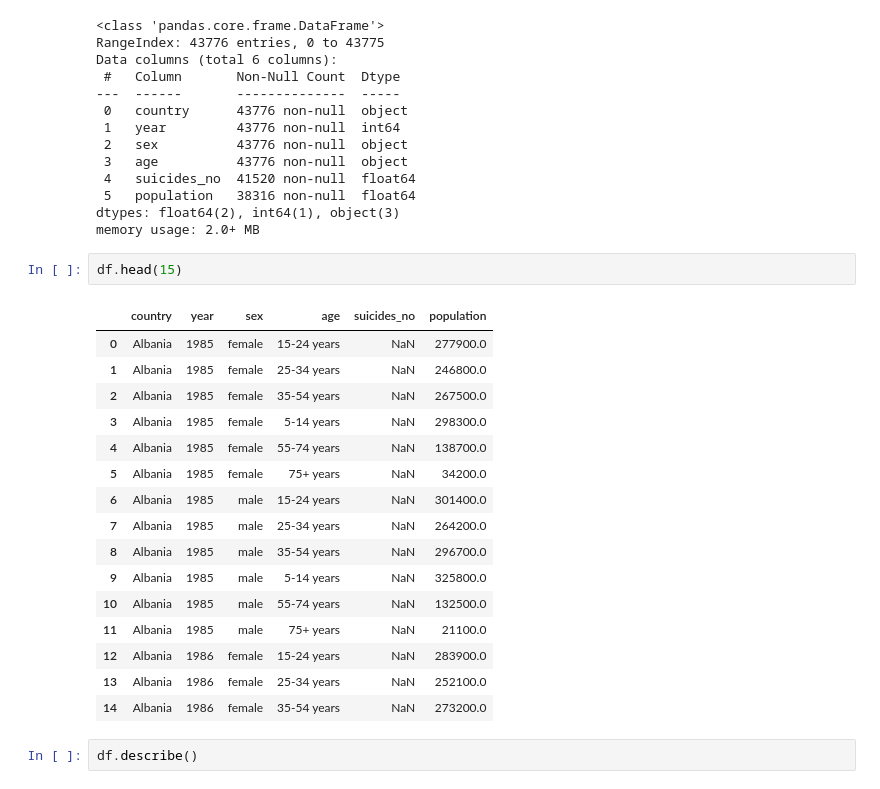
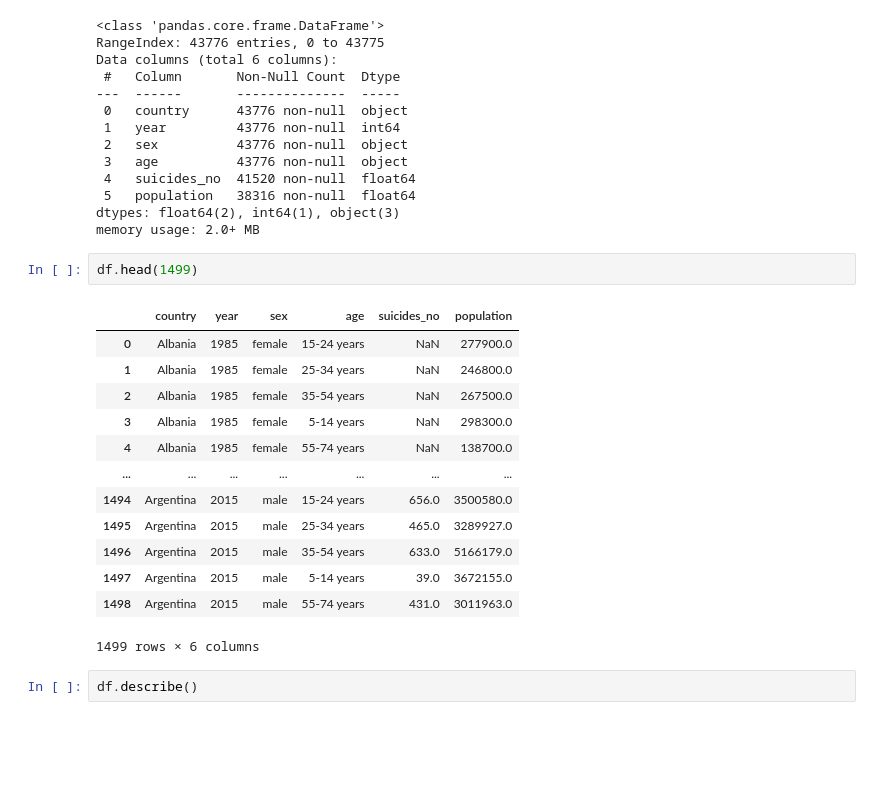
Before and after one commit to vicenadm04/suicidios, a Jupyter notebook: suicide_statics.ipynb, the cells around one changed output. Saved outputs shown, nothing was run; the diff lists cells and outputs as text; blank space fills up the shorter version.

```diff
--- a/suicide_statics.ipynb
+++ b/suicide_statics.ipynb
@@ -21,24 +21,21 @@ Data columns (total 6 columns):
 dtypes: float64(2), int64(1), object(3)
 memory usage: 2.0+ MB
 # %%
-df.head(15)
+df.head(1499)
 # %% [output]
 |  | country | year | sex | age | suicides_no | population |
 | 0 | Albania | 1985 | female | 15-24 years | NaN | 277900.0 |
 | 1 | Albania | 1985 | female | 25-34 years | NaN | 246800.0 |
 | 2 | Albania | 1985 | female | 35-54 years | NaN | 267500.0 |
 | 3 | Albania | 1985 | female | 5-14 years | NaN | 298300.0 |
 | 4 | Albania | 1985 | female | 55-74 years | NaN | 138700.0 |
-| 5 | Albania | 1985 | female | 75+ years | NaN | 34200.0 |
-| 6 | Albania | 1985 | male | 15-24 years | NaN | 301400.0 |
-| 7 | Albania | 1985 | male | 25-34 years | NaN | 264200.0 |
-| 8 | Albania | 1985 | male | 35-54 years | NaN | 296700.0 |
-| 9 | Albania | 1985 | male | 5-14 years | NaN | 325800.0 |
-| 10 | Albania | 1985 | male | 55-74 years | NaN | 132500.0 |
-| 11 | Albania | 1985 | male | 75+ years | NaN | 21100.0 |
-| 12 | Albania | 1986 | female | 15-24 years | NaN | 283900.0 |
-| 13 | Albania | 1986 | female | 25-34 years | NaN | 252100.0 |
-| 14 | Albania | 1986 | female | 35-54 years | NaN | 273200.0 |
+| ... | ... | ... | ... | ... | ... | ... |
+| 1494 | Argentina | 2015 | male | 15-24 years | 656.0 | 3500580.0 |
+| 1495 | Argentina | 2015 | male | 25-34 years | 465.0 | 3289927.0 |
+| 1496 | Argentina | 2015 | male | 35-54 years | 633.0 | 5166179.0 |
+| 1497 | Argentina | 2015 | male | 5-14 years | 39.0 | 3672155.0 |
+| 1498 | Argentina | 2015 | male | 55-74 years | 431.0 | 3011963.0 |
+1499 rows × 6 columns
 # %%
 df.describe()
 # %% [output]
```
Also changed, not shown: parts of 7 cells of this notebook.
